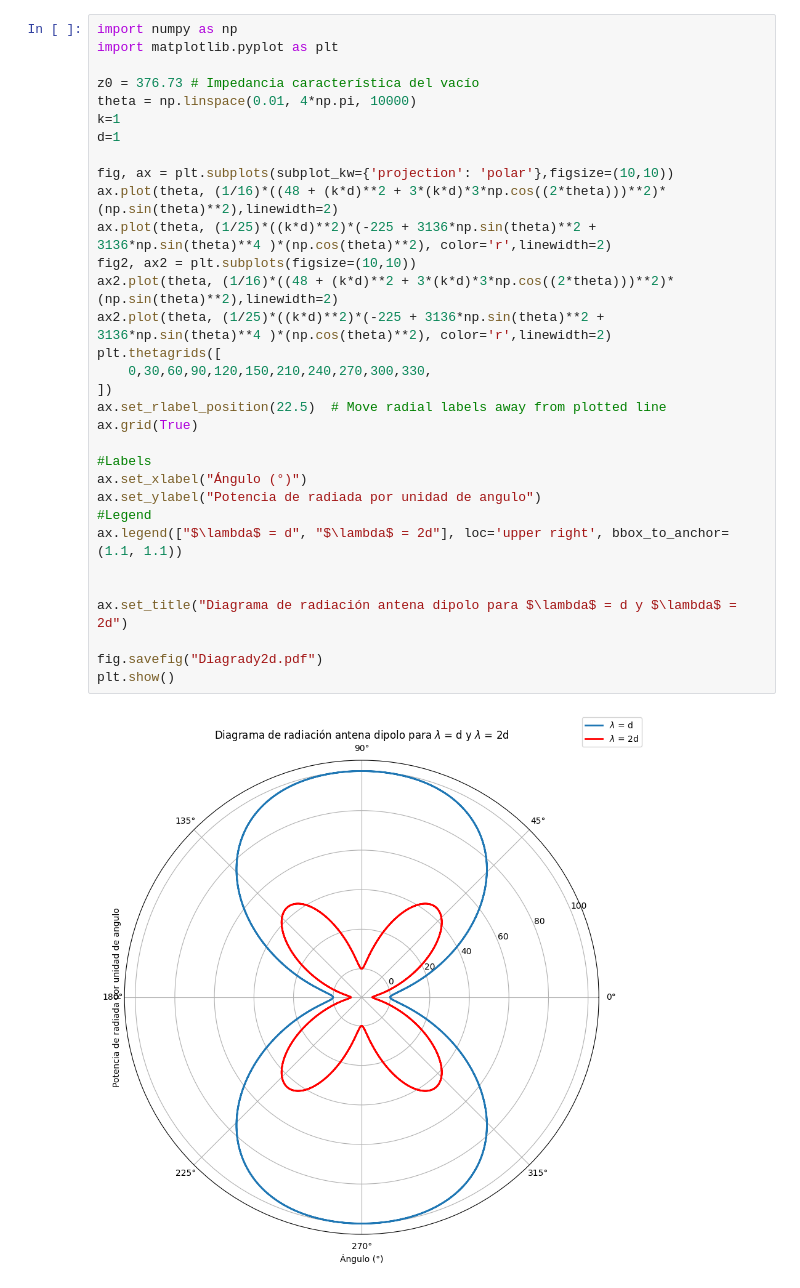
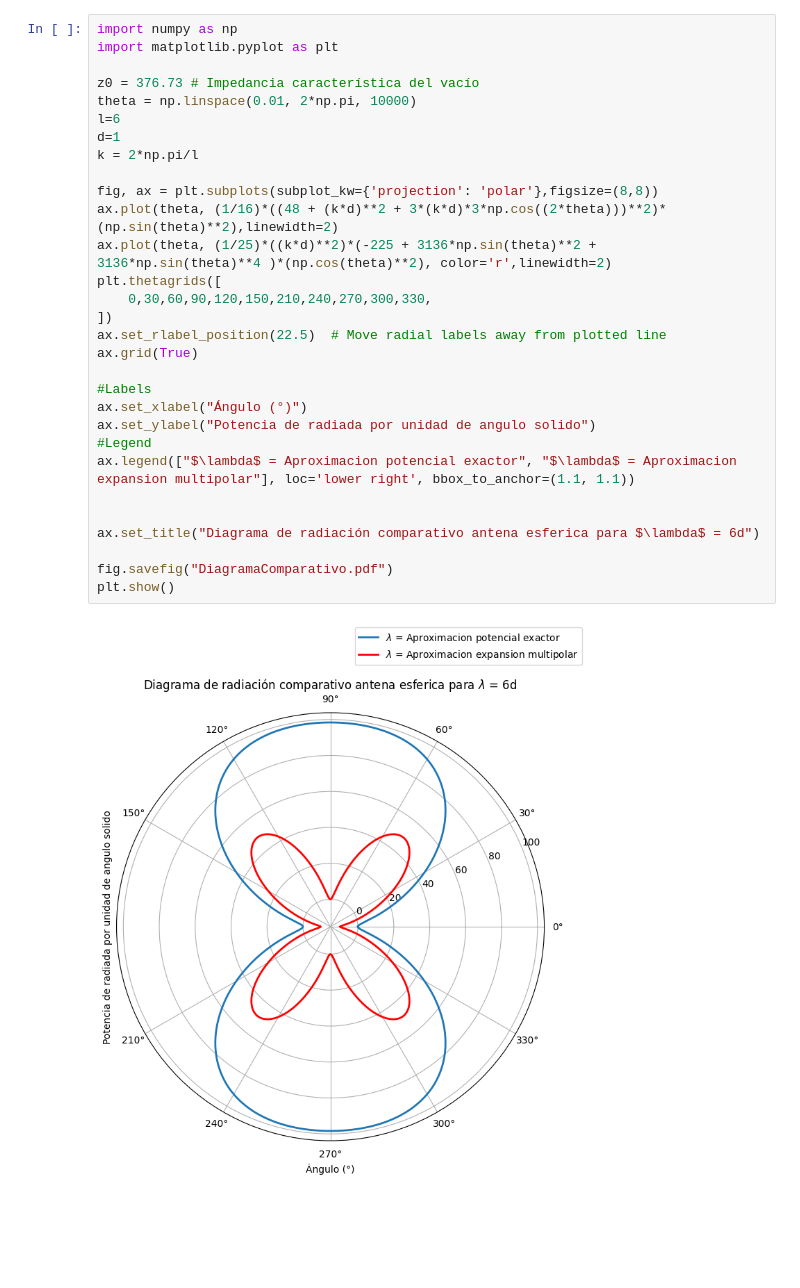
Before and after one commit to ACRCris/Taller3Eelectro, a Jupyter notebook: punto4.ipynb, the cells around one changed output. Saved outputs shown, nothing was run; the diff lists cells and outputs as text; blank space fills up the shorter version.

```diff
--- a/punto4.ipynb
+++ b/punto4.ipynb
@@ -1,34 +1,32 @@
 # %%
 import numpy as np
 import matplotlib.pyplot as plt
 
 z0 = 376.73 # Impedancia característica del vacío
-theta = np.linspace(0.01, 4*np.pi, 10000)
-k=1
+theta = np.linspace(0.01, 2*np.pi, 10000)
+l=6
 d=1
+k = 2*np.pi/l
 
-fig, ax = plt.subplots(subplot_kw={'projection': 'polar'},figsize=(10,10))
+fig, ax = plt.subplots(subplot_kw={'projection': 'polar'},figsize=(8,8))
 ax.plot(theta, (1/16)*((48 + (k*d)**2 + 3*(k*d)*3*np.cos((2*theta)))**2)*(np.sin(theta)**2),linewidth=2)
 ax.plot(theta, (1/25)*((k*d)**2)*(-225 + 3136*np.sin(theta)**2 + 3136*np.sin(theta)**4 )*(np.cos(theta)**2), color='r',linewidth=2)
-fig2, ax2 = plt.subplots(figsize=(10,10))
-ax2.plot(theta, (1/16)*((48 + (k*d)**2 + 3*(k*d)*3*np.cos((2*theta)))**2)*(np.sin(theta)**2),linewidth=2)
-ax2.plot(theta, (1/25)*((k*d)**2)*(-225 + 3136*np.sin(theta)**2 + 3136*np.sin(theta)**4 )*(np.cos(theta)**2), color='r',linewidth=2)
 plt.thetagrids([
     0,30,60,90,120,150,210,240,270,300,330,
 ])
 ax.set_rlabel_position(22.5)  # Move radial labels away from plotted line
 ax.grid(True)
 
 #Labels
 ax.set_xlabel("Ángulo (°)")
-ax.set_ylabel("Potencia de radiada por unidad de angulo")
+ax.set_ylabel("Potencia de radiada por unidad de angulo solido")
 #Legend
-ax.legend(["$\lambda$ = d", "$\lambda$ = 2d"], loc='upper right', bbox_to_anchor=(1.1, 1.1))
+ax.legend(["$\lambda$ = Aproximacion potencial exactor", "$\lambda$ = Aproximacion expansion multipolar"], loc='lower right', bbox_to_anchor=(1.1, 1.1))
 
 
-ax.set_title("Diagrama de radiación antena dipolo para $\lambda$ = d y $\lambda$ = 2d")
+ax.set_title("Diagrama de radiación comparativo antena esferica para $\lambda$ = 6d")
 
-fig.savefig("Diagrady2d.pdf")
+fig.savefig("DiagramaComparativo.pdf")
 plt.show()
 # %% [output]
-[figure, old version]
+[figure, new version]
```
Also changed, not shown: parts of 2 cells of this notebook, 4 other files.
